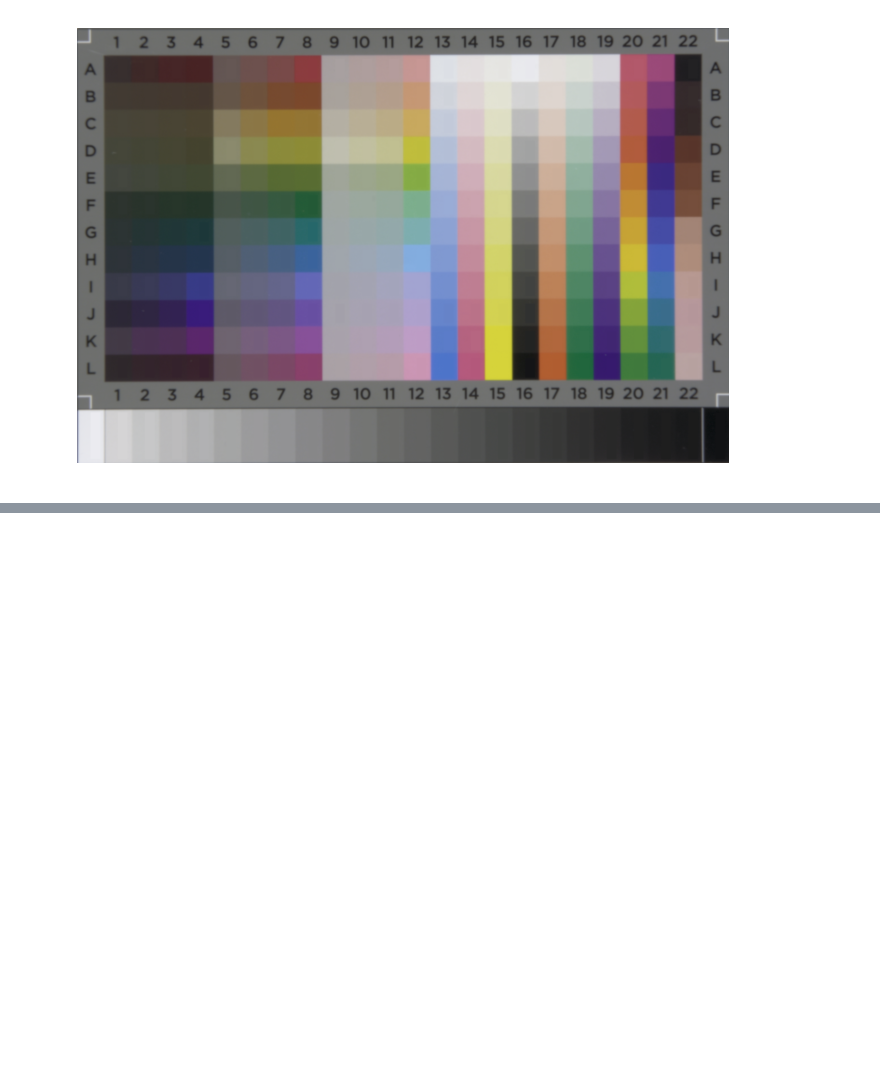
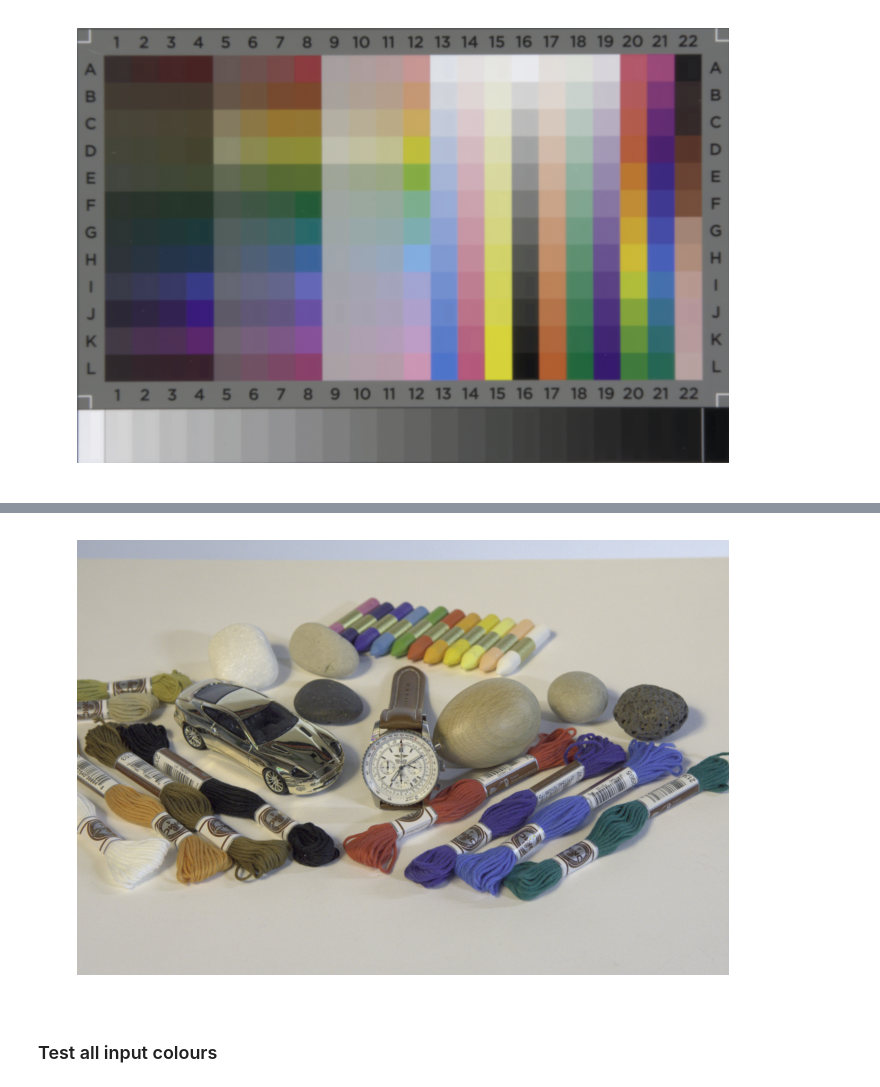
Before and after one commit to gluijk/camera-profiling-mlp, a Jupyter notebook: camera-profiling-mlp.ipynb, the cells around one changed output, grey strips where cells are left out. Saved outputs shown, nothing was run; the diff lists cells and outputs as text; code cells hidden in the pictures; blank space fills up the shorter version.

```diff
--- a/camera-profiling-mlp.ipynb
+++ b/camera-profiling-mlp.ipynb
@@ -600,0 +686,27 @@ imageio.imwrite('IT8_pred_ProPhotoRGB_comp.tif', prediction)
+# %%
+Y_pred_XYZ = Lab_to_XYZ(Y_pred)  # Lab -> XYZ conversion
+# %%
+# Clip XYZ values
+Y_pred_XYZ[Y_pred_XYZ < 0] = 0.0
+Y_pred_XYZ[Y_pred_XYZ > 1] = 1.0
+# %%
+Y_pred_ProPhotoRGB = XYZ_to_ProPhotoRGB(Y_pred_XYZ)  # XYZ -> ProPhoto RGB conversion
+# %%
+# Build prediction image
+R_pred = Y_pred_ProPhotoRGB[:, 0].reshape(HEIGHT, WIDTH)
+G_pred = Y_pred_ProPhotoRGB[:, 1].reshape(HEIGHT, WIDTH)
+B_pred = Y_pred_ProPhotoRGB[:, 2].reshape(HEIGHT, WIDTH)
+
+prediction = np.zeros((HEIGHT, WIDTH, 3), dtype=np.float64)
+prediction[:, :, 0] = R_pred
+prediction[:, :, 1] = G_pred
+prediction[:, :, 2] = B_pred
+# %%
+# Show image
+# Valid imshow range with RGB data: [0..1] for floats or [0..255] for integers
+ZOOM = 4
+plt.figure(figsize = (3 * ZOOM, 2 * ZOOM))
+plt.imshow(prediction ** (1.8 / 2.2), interpolation='bilinear')  # undo ProPhoto RGB gamma
+plt.axis('off');
+# %% [output]
+[figure, added]
@@ -600,0 +718,2 @@ imageio.imwrite('IT8_pred_ProPhotoRGB_comp.tif', prediction)
+# %% [markdown]
+### Test all input colours
```
Also changed, not shown: parts of 47 cells of this notebook.
